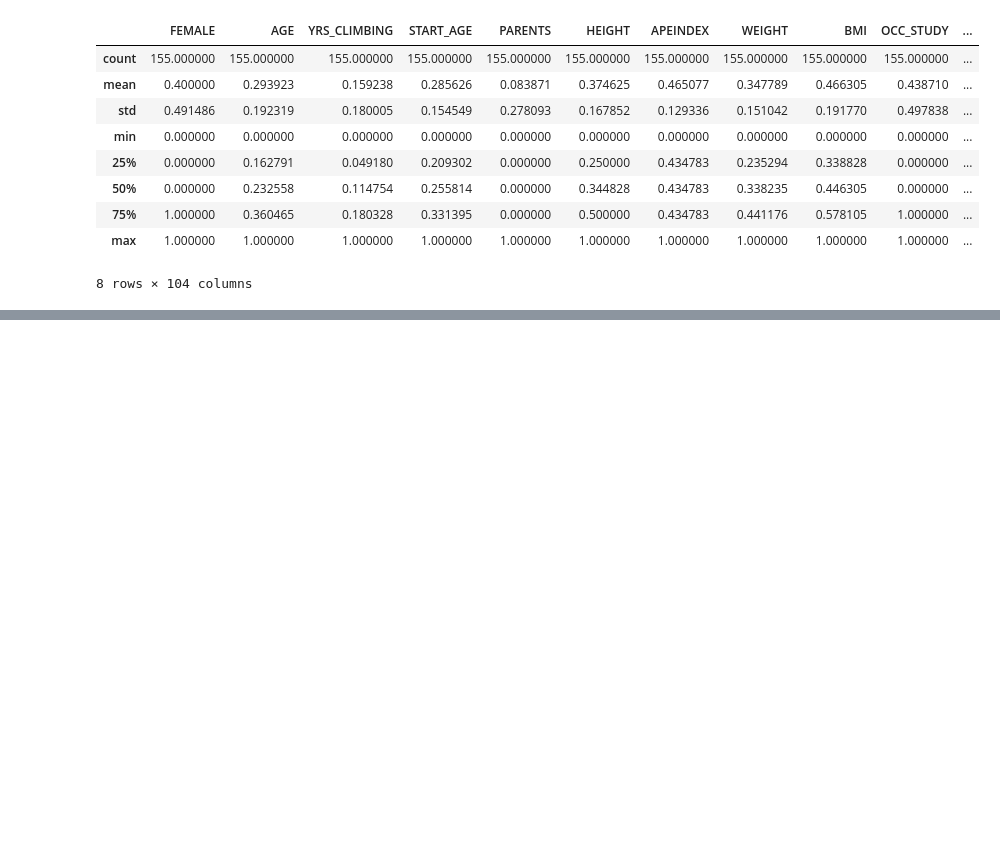
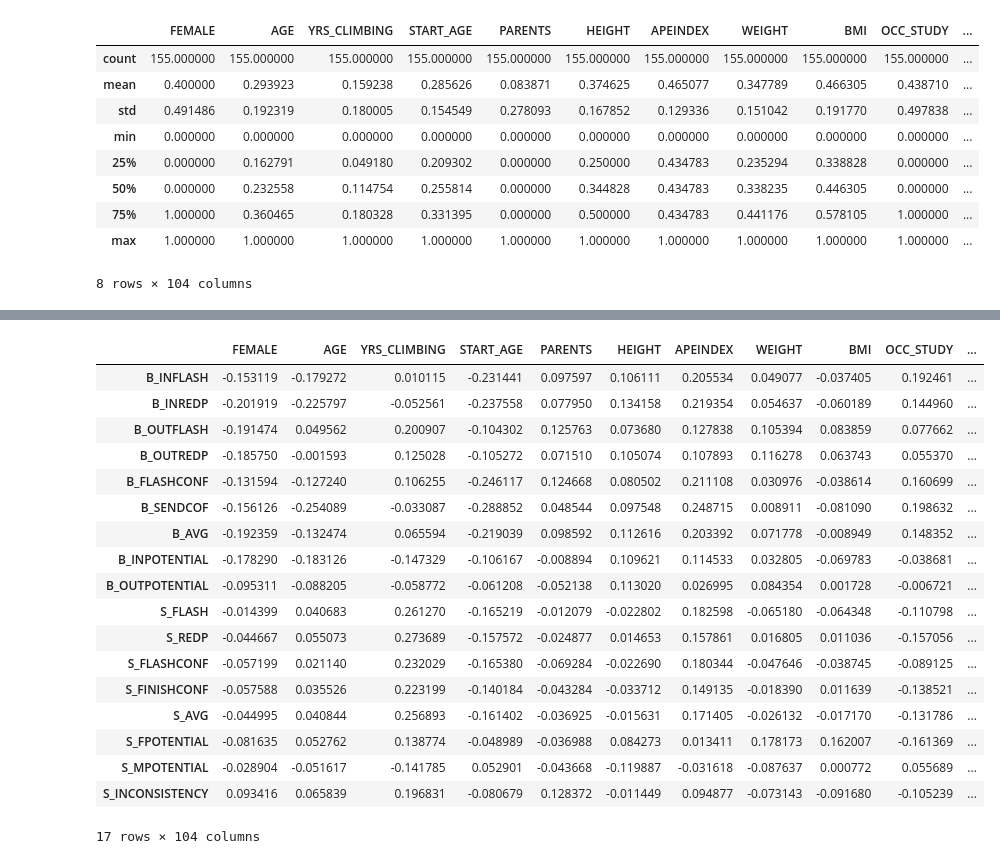
Before and after one commit to alexcasar/Data-Science-Climbing-Demo, a Jupyter notebook: 3. Correlation and feature importance.ipynb, the cells around one changed output, grey strips where cells are left out. Cells and saved outputs as stored; diff of their text form; code cells hidden in the pictures; blank space fills up the shorter version.

```diff
--- a/3. Correlation and feature importance.ipynb
+++ b/3. Correlation and feature importance.ipynb
@@ -54,0 +64,23 @@ data.describe()
+# %%
+corrDF = data.corr().replace(np.nan,0)
+corrDF.tail(17)
+# %% [output]
+|  | FEMALE | AGE | YRS_CLIMBING | START_AGE | PARENTS | HEIGHT | APEINDEX | WEIGHT | BMI | OCC_STUDY | ... |
+| B_INFLASH | -0.153119 | -0.179272 | 0.010115 | -0.231441 | 0.097597 | 0.106111 | 0.205534 | 0.049077 | -0.037405 | 0.192461 | ... |
+| B_INREDP | -0.201919 | -0.225797 | -0.052561 | -0.237558 | 0.077950 | 0.134158 | 0.219354 | 0.054637 | -0.060189 | 0.144960 | ... |
+| B_OUTFLASH | -0.191474 | 0.049562 | 0.200907 | -0.104302 | 0.125763 | 0.073680 | 0.127838 | 0.105394 | 0.083859 | 0.077662 | ... |
+| B_OUTREDP | -0.185750 | -0.001593 | 0.125028 | -0.105272 | 0.071510 | 0.105074 | 0.107893 | 0.116278 | 0.063743 | 0.055370 | ... |
+| B_FLASHCONF | -0.131594 | -0.127240 | 0.106255 | -0.246117 | 0.124668 | 0.080502 | 0.211108 | 0.030976 | -0.038614 | 0.160699 | ... |
+| B_SENDCOF | -0.156126 | -0.254089 | -0.033087 | -0.288852 | 0.048544 | 0.097548 | 0.248715 | 0.008911 | -0.081090 | 0.198632 | ... |
+| B_AVG | -0.192359 | -0.132474 | 0.065594 | -0.219039 | 0.098592 | 0.112616 | 0.203392 | 0.071778 | -0.008949 | 0.148352 | ... |
+| B_INPOTENTIAL | -0.178290 | -0.183126 | -0.147329 | -0.106167 | -0.008894 | 0.109621 | 0.114533 | 0.032805 | -0.069783 | -0.038681 | ... |
+| B_OUTPOTENTIAL | -0.095311 | -0.088205 | -0.058772 | -0.061208 | -0.052138 | 0.113020 | 0.026995 | 0.084354 | 0.001728 | -0.006721 | ... |
+| S_FLASH | -0.014399 | 0.040683 | 0.261270 | -0.165219 | -0.012079 | -0.022802 | 0.182598 | -0.065180 | -0.064348 | -0.110798 | ... |
+| S_REDP | -0.044667 | 0.055073 | 0.273689 | -0.157572 | -0.024877 | 0.014653 | 0.157861 | 0.016805 | 0.011036 | -0.157056 | ... |
+| S_FLASHCONF | -0.057199 | 0.021140 | 0.232029 | -0.165380 | -0.069284 | -0.022690 | 0.180344 | -0.047646 | -0.038745 | -0.089125 | ... |
+| S_FINISHCONF | -0.057588 | 0.035526 | 0.223199 | -0.140184 | -0.043284 | -0.033712 | 0.149135 | -0.018390 | 0.011639 | -0.138521 | ... |
+| S_AVG | -0.044995 | 0.040844 | 0.256893 | -0.161402 | -0.036925 | -0.015631 | 0.171405 | -0.026132 | -0.017170 | -0.131786 | ... |
+| S_FPOTENTIAL | -0.081635 | 0.052762 | 0.138774 | -0.048989 | -0.036988 | 0.084273 | 0.013411 | 0.178173 | 0.162007 | -0.161369 | ... |
+| S_MPOTENTIAL | -0.028904 | -0.051617 | -0.141785 | 0.052901 | -0.043668 | -0.119887 | -0.031618 | -0.087637 | 0.000772 | 0.055689 | ... |
+| S_INCONSISTENCY | 0.093416 | 0.065839 | 0.196831 | -0.080679 | 0.128372 | -0.011449 | 0.094877 | -0.073143 | -0.091680 | -0.105239 | ... |
+17 rows × 104 columns
```
Also changed, not shown: parts of 23 cells of this notebook, 6 other files.
